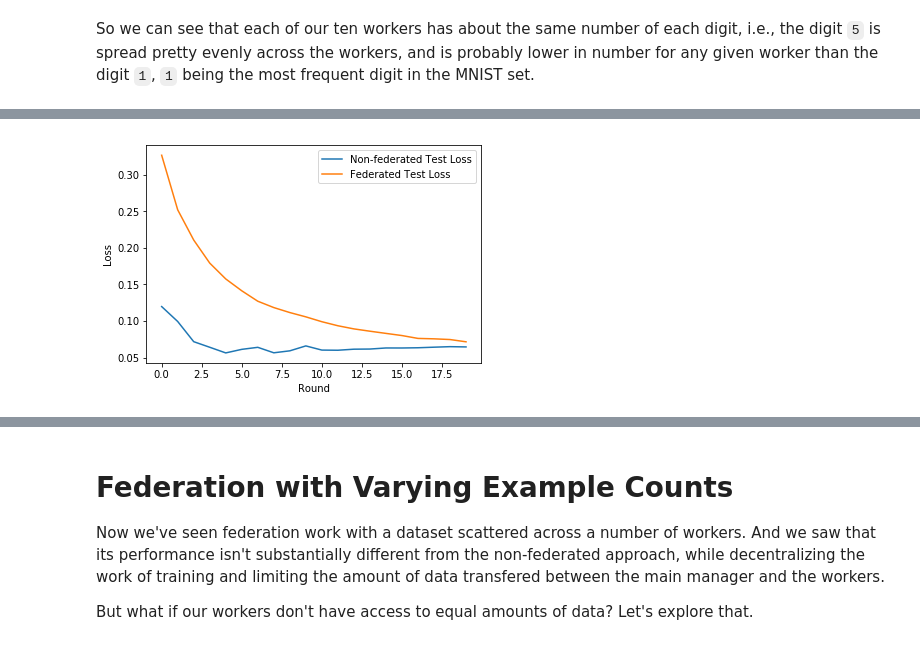
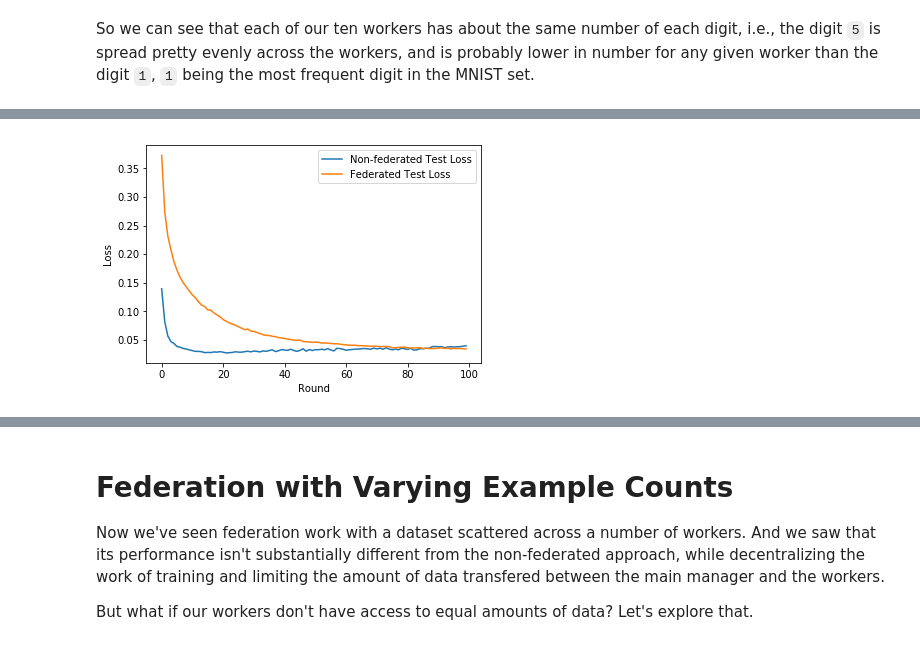
Before and after one commit to rmicallef/bfpytorch, a Jupyter notebook: MNIST-Fed-Part1.ipynb, the cells around one changed output, grey strips where cells are left out. Drawn from its saved outputs; the diff is of its cells as text; code cells hidden in the pictures.

```diff
--- a/MNIST-Fed-Part1.ipynb
+++ b/MNIST-Fed-Part1.ipynb
@@ -155,9 +156,9 @@ TODO: Explain (and apologize?) the hack to measure the length of a dataset? Or f
 # %%
 import federated
 
-learning_rate = 5e-2
+learning_rate = 1e-2
 num_epochs = 1
-num_rounds = 20
+num_rounds = 100
 
 default_manager = federated.FederatedManager(
     [train_dloader],
@@ -176,15 +177,17 @@ from tqdm.notebook import trange
 
 def run_manager(manager, num_rounds):
 
-    print("Training", num_rounds, "round(s) with", manager.n_workers, "worker(s) doing", manager.n_epochs, "epoch(s) per round.\n" )
+    print('Training', num_rounds, 'round(s) with', manager.n_workers, 'worker(s) doing', manager.n_epochs, 'epoch(s) per round.\n')
 
     for i in trange(num_rounds, desc='Rounds'):
-        print("Beginning round", i+1)
+        print('Round', i)
         manager.round()
-        print("Finished round", i+1, "with global loss: %.5f and accuracy: %.2f" % (
-            manager.history['test_loss'][-1],
-            manager.history['test_acc'][-1]
-        ), "\n")
+        print(
+            '\tcombined\tloss: {:.4f}\tacc: {:.2%}\n'.format(
+                manager.history['test_loss'][-1],
+                manager.history['test_acc'][-1] / 100,
+            )
+        )
 
 run_manager(default_manager, num_rounds)
 # %% [output]
@@ -366,15 +364,12 @@ Finished round 20 with global loss: 0.07151 and accuracy: 97.69
 # %%
-%matplotlib inline
-import matplotlib.pyplot as plt
+fig, ax = plt.subplots()
 
-fig_default, ax_default = plt.subplots()
+ax.plot(default_manager.history['test_loss'], label="Non-federated Test Loss")
 
-ax_default.plot(default_manager.history['test_loss'], label="Non-federated Test Loss")
+ax.plot(fed_constant_n_manager.history['test_loss'], label="Federated Test Loss")
 
-ax_default.plot(fed_constant_n_manager.history['test_loss'], label="Federated Test Loss")
-
-ax_default.set_xlabel("Round")
-ax_default.set_ylabel("Loss")
-ax_default.legend();
+ax.set_xlabel("Round")
+ax.set_ylabel("Loss")
+ax.legend();
 # %% [output]
-[figure, old version]
+[figure, new version]
```
Also changed, not shown: parts of 29 cells of this notebook, 4 other files.
